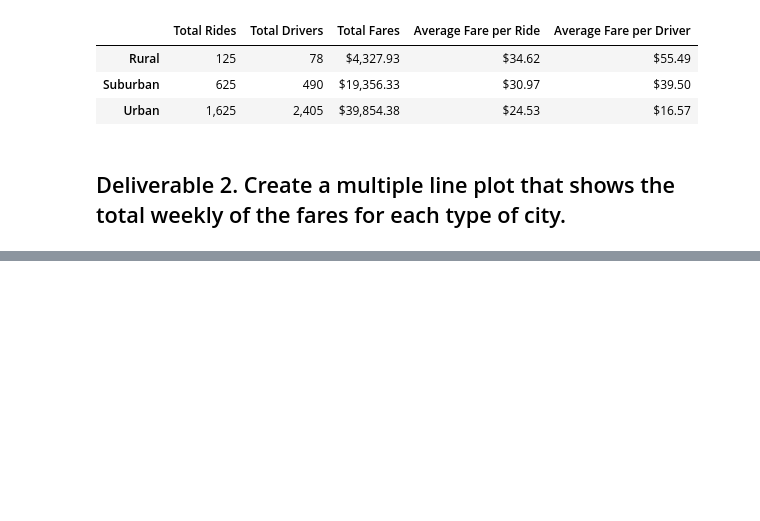
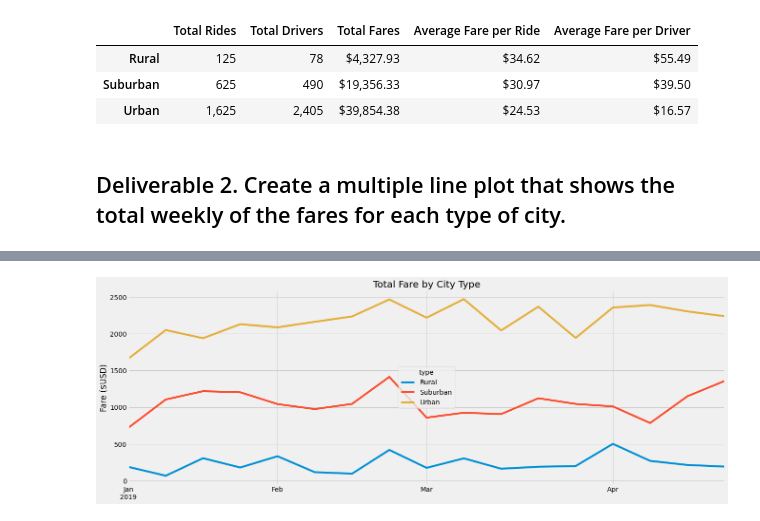
Before and after one commit to jnorman74/PyBer_Analysis, a Jupyter notebook: PyBer_Challenge.ipynb, the cells around one changed output, grey strips where cells are left out. Drawn from its saved outputs; the diff is of its cells as text; code cells hidden in the pictures; blank space fills up the shorter version.

```diff
--- a/PyBer_Challenge.ipynb
+++ b/PyBer_Challenge.ipynb
@@ -129,3 +174,5 @@ pyber_summary_df
 # %%
 # 4. Create a pivot table with the 'date' as the index, the columns ='type', and values='fare'
 # to get the total fares for each type of city by the date.
+city_type_sum_fares_pivot = city_type_sum_fares.pivot(index="date", columns="type", values="fare")
+city_type_sum_fares_pivot.head(10)
@@ -132,2 +192,4 @@ pyber_summary_df
 # %%
 # 5. Create a new DataFrame from the pivot table DataFrame using loc on the given dates, '2019-01-01':'2019-04-29'.
+date_range_df = city_type_sum_fares_pivot.loc['2019-01-01':'2019-04-29']
+date_range_df
@@ -134,5 +211,6 @@ pyber_summary_df
 # %%
 # 6. Set the "date" index to datetime datatype. This is necessary to use the resample() method in Step 8.
 # df.index = pd.to_datetime(df.index)
+date_range_df.index = pd.to_datetime(date_range_df.index)
 # %%
 # 7. Check that the datatype for the index is datetime using df.info()
@@ -139,2 +229,8 @@ pyber_summary_df
 # %%
 # 8. Create a new DataFrame using the "resample()" function by week 'W' and get the sum of the fares for each week.
+city_type_sum_fares_week = date_range_df.resample("W").sum()
+
+# drop last n rows retrieved from stackoverflow @ https://stackoverflow.com/questions/26921651/how-to-delete-the-last-row-of-data-of-a-pandas-dataframe
+city_type_sum_fares_week.drop(city_type_sum_fares_week.tail(1).index,inplace=True) # drop last n rows
+
+city_type_sum_fares_week.tail()
@@ -141,7 +245,23 @@ pyber_summary_df
 # %%
-# 8. Using the object-oriented interface method, plot the resample DataFrame using the df.plot() function.
+# 9. Using the object-oriented interface method, plot the resample DataFrame using the df.plot() function.
 
 # Import the style from Matplotlib.
 from matplotlib import style
+
 # Use the graph style fivethirtyeight.
 style.use('fivethirtyeight')
+
+# Create a plot
+ax = city_type_sum_fares_week.plot(figsize=(20, 7))
+
+# Create titles and axis labels
+ax.set_title("Total Fare by City Type")
+ax.set_xlabel("")
+ax.set_ylabel("Fare ($USD)")
+
+# Save plot to analysis folder
+plt.savefig("analysis/PyBer_fare_summary.png")
+
+plt.show()
+# %% [output]
+[figure, added]
```
Also changed, not shown: parts of 8 cells of this notebook.
